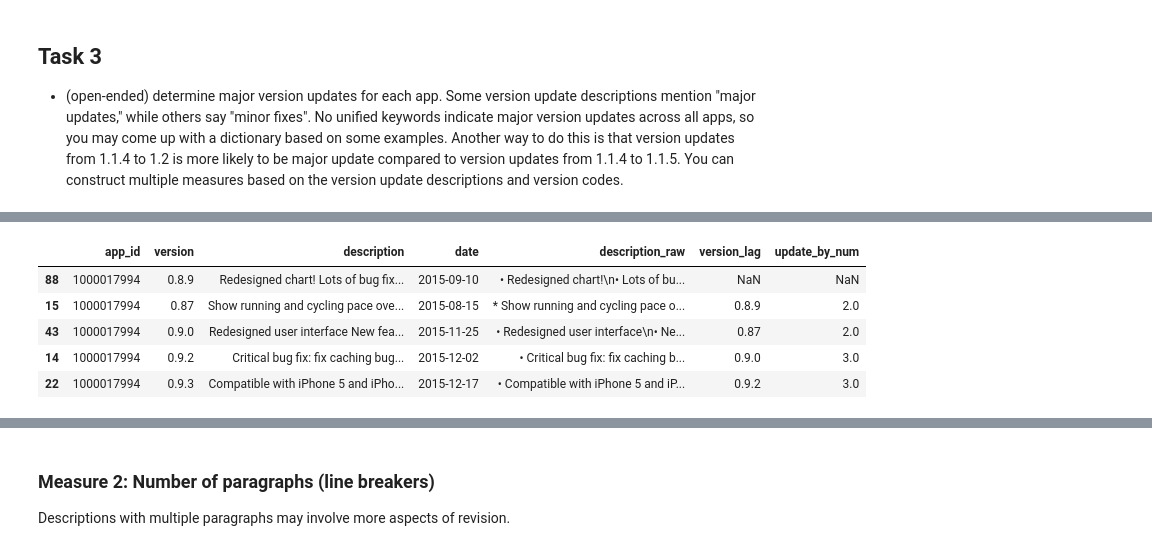
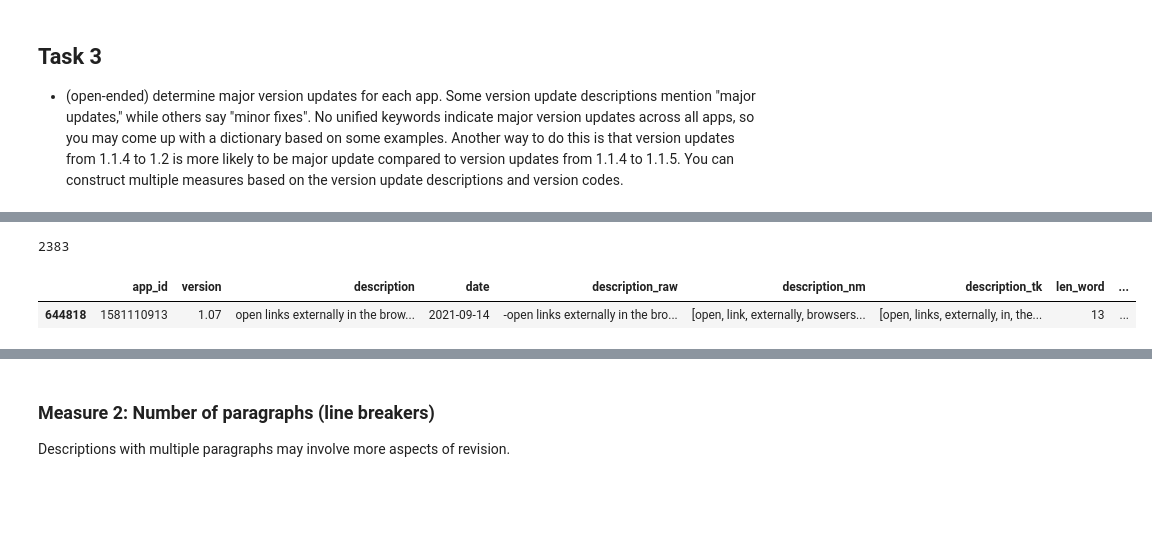
Before and after one commit to YileC928/app-data-privacy-proj, a Jupyter notebook: ios_app_update.ipynb, the cells around one changed output, grey strips where cells are left out. Drawn from its saved outputs; the diff is of its cells as text; code cells hidden in the pictures; blank space fills up the shorter version.

```diff
--- a/ios_app_update.ipynb
+++ b/ios_app_update.ipynb
@@ -257,13 +337,13 @@ def update_by_num(row):
+# %%
+print(len(ios_df[ios_df['update_num_dist'] < 0])) #2383 outliers - distance less than zero
+ios_df[ios_df['update_num_dist'] == min(ios_df[ios_df['update_num_dist'].isna()==False]['update_num_dist'])]
+# %% [output]
+2383
+|  | app_id | version | description | date | description_raw | description_nm | description_tk | len_word | ... |
+| 644818 | 1581110913 | 1.07 | open links externally in the brow... | 2021-09-14 | -open links externally in the bro... | [open, link, externally, browsers... | [open, links, externally, in, the... | 13 | ... |
 # %%
+%%time
 ios_df['update_by_num'] = ios_df.apply(update_by_num, axis = 1)
-ios_df.head()
-# %% [output]
-|  | app_id | version | description | date | description_raw | version_lag | update_by_num |
-| 88 | 1000017994 | 0.8.9 | Redesigned chart! Lots of bug fix... | 2015-09-10 | • Redesigned chart!\n• Lots of bu... | NaN | NaN |
-| 15 | 1000017994 | 0.87 | Show running and cycling pace ove... | 2015-08-15 | * Show running and cycling pace o... | 0.8.9 | 2.0 |
-| 43 | 1000017994 | 0.9.0 | Redesigned user interface New fea... | 2015-11-25 | • Redesigned user interface\n• Ne... | 0.87 | 2.0 |
-| 14 | 1000017994 | 0.9.2 | Critical bug fix: fix caching bug... | 2015-12-02 | • Critical bug fix: fix caching b... | 0.9.0 | 3.0 |
-| 22 | 1000017994 | 0.9.3 | Compatible with iPhone 5 and iPho... | 2015-12-17 | • Compatible with iPhone 5 and iP... | 0.9.2 | 3.0 |
 # %%
 ios_df['update_by_num'].value_counts() #version update indicator by update observation
 # %% [output]
```
Also changed, not shown: parts of 29 cells of this notebook.
